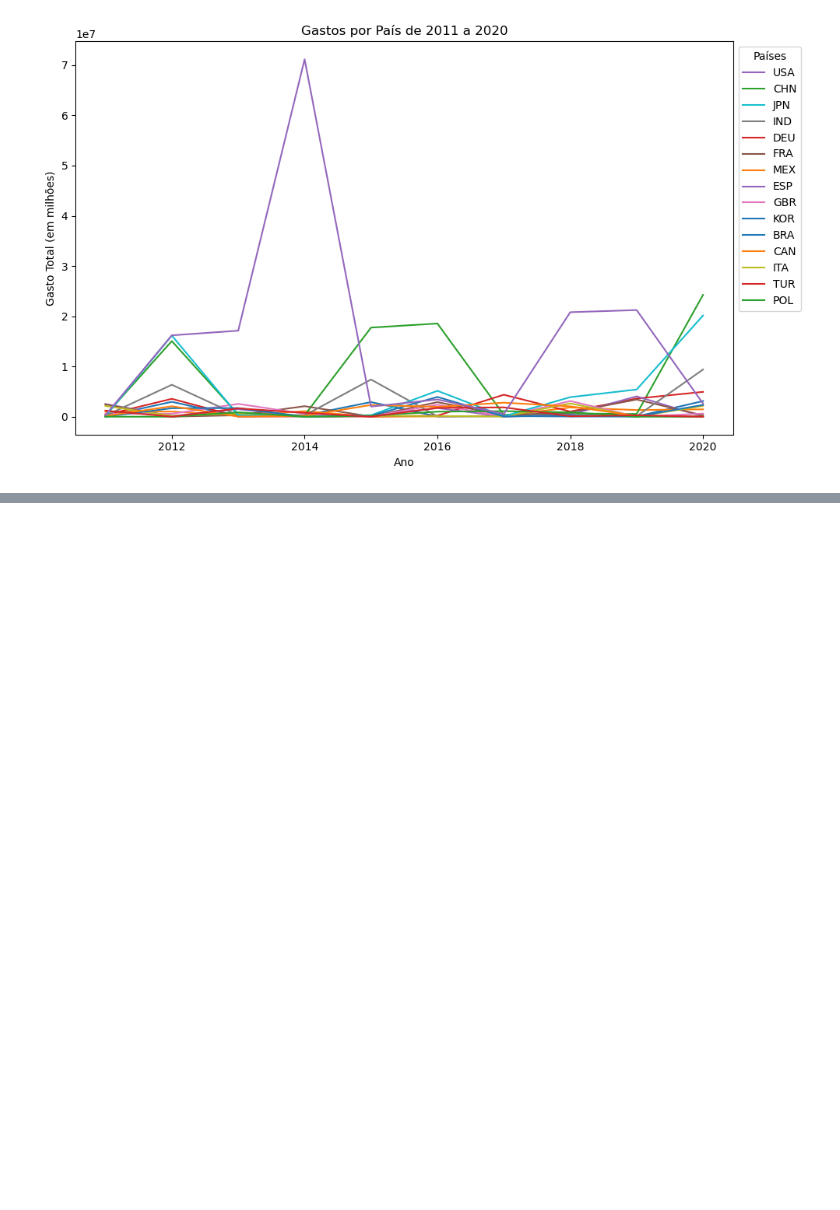
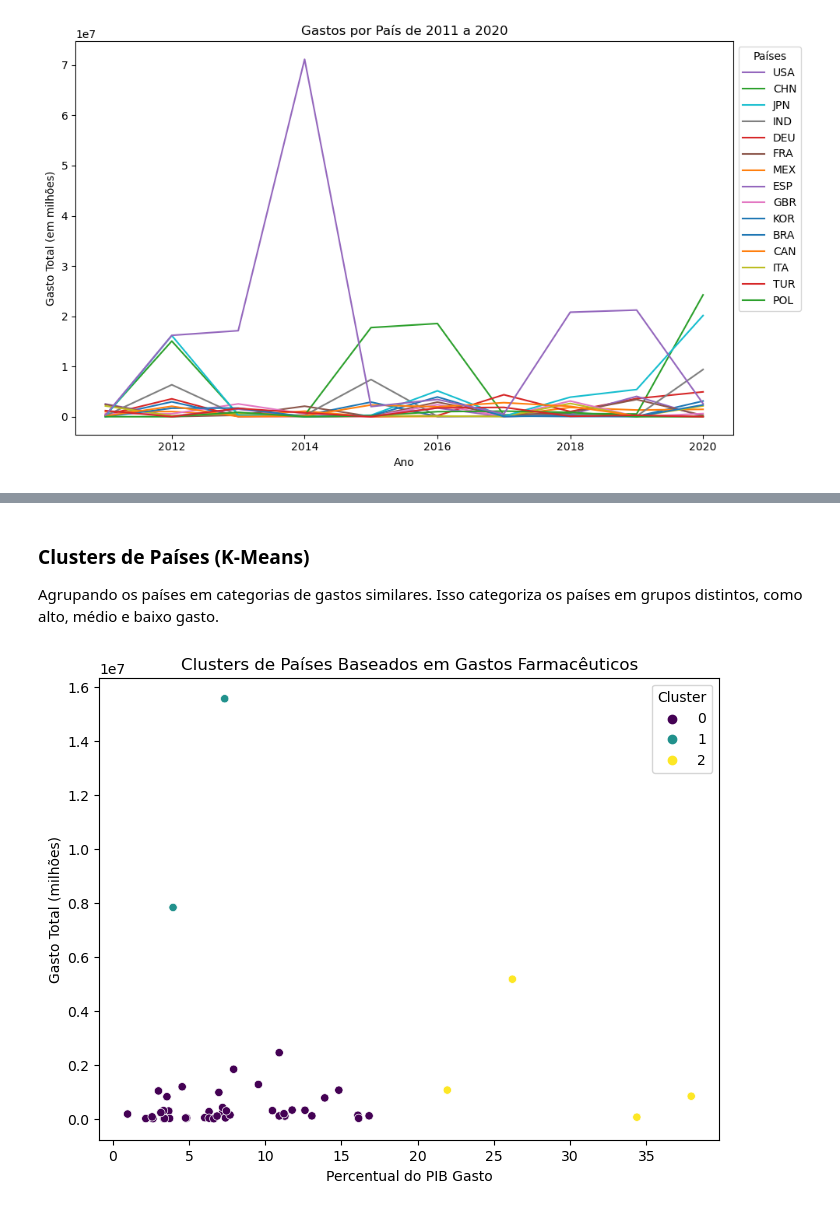
Before and after one commit to GiovanaHoffmann/Gastos-farmaceuticos-por-pais_Analise, a Jupyter notebook: Analise_exploratoria_simples.ipynb, the cells around one changed output, grey strips where cells are left out. Drawn from its saved outputs; the diff is of its cells as text; code cells hidden in the pictures; blank space fills up the shorter version.

```diff
--- a/Analise_exploratoria_simples.ipynb
+++ b/Analise_exploratoria_simples.ipynb
@@ -189,0 +248,4 @@ plt.show()
+# %% [markdown]
+### Clusters de Países (K-Means)
+Agrupando os países em categorias de gastos similares.
+Isso categoriza os países em grupos distintos, como alto, médio e baixo gasto.
@@ -189,0 +255,21 @@ plt.show()
+# %%
+# Selecionar apenas as colunas relevantes para clustering
+X = df_filtrado.groupby("PAIS")[["PCT_GASTO_PIB", "GASTO_TOTAL"]].mean()
+
+# Normalizar os dados para evitar distorções
+scaler = StandardScaler()
+X_scaled = scaler.fit_transform(X)
+
+# Aplicar K-Means com 3 clusters
+kmeans = KMeans(n_clusters=3, random_state=42)
+X["Cluster"] = kmeans.fit_predict(X_scaled)
+# %%
+# Visualizar os clusters
+plt.figure(figsize=(8, 6))
+sns.scatterplot(x=X["PCT_GASTO_PIB"], y=X["GASTO_TOTAL"], hue=X["Cluster"], palette="viridis")
+plt.title("Clusters de Países Baseados em Gastos Farmacêuticos")
+plt.xlabel("Percentual do PIB Gasto")
+plt.ylabel("Gasto Total (milhões)")
+plt.show()
+# %% [output]
+[figure, added]
```
Also changed, not shown: parts of 19 cells of this notebook, 1 other file.
